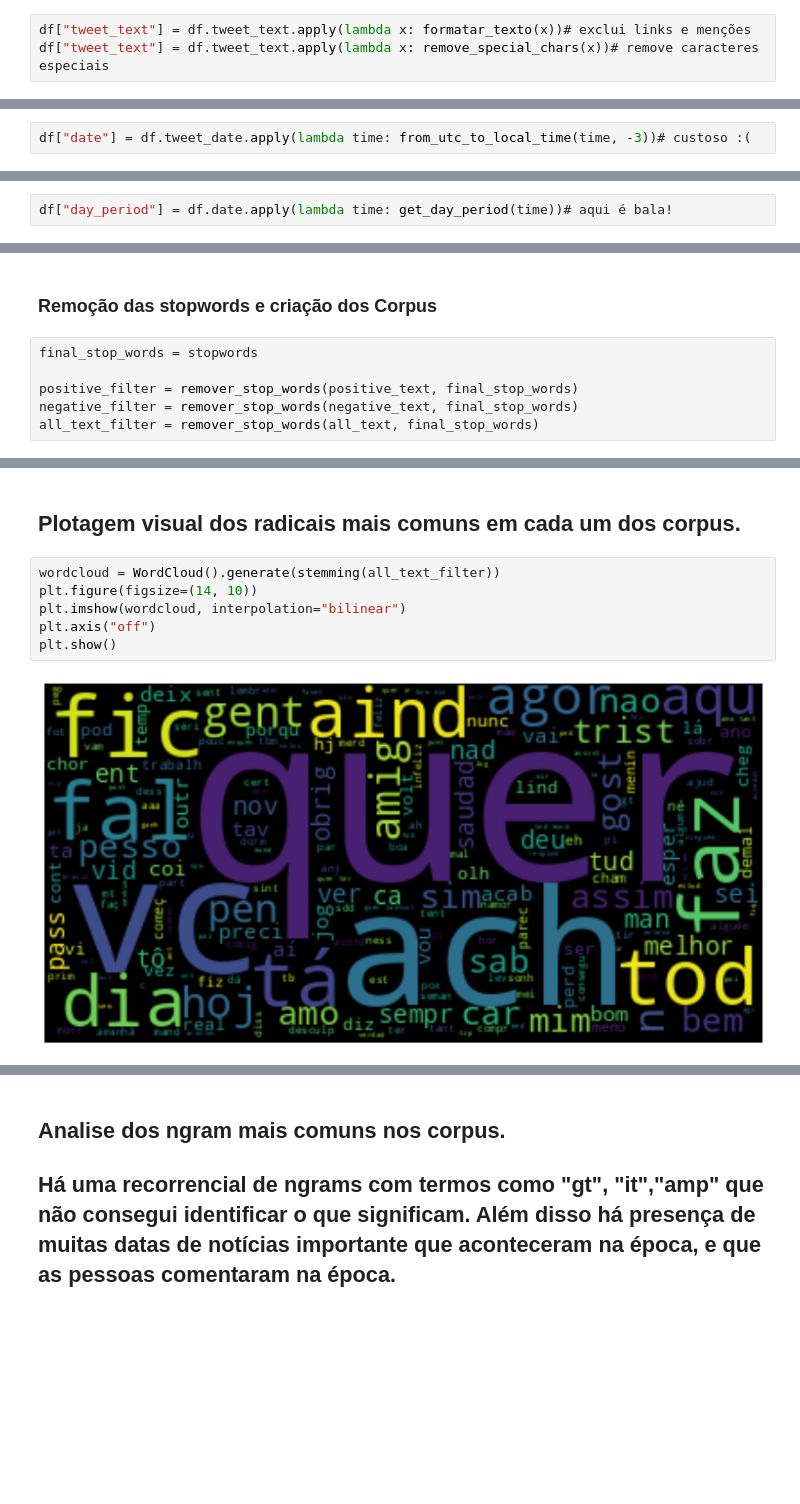
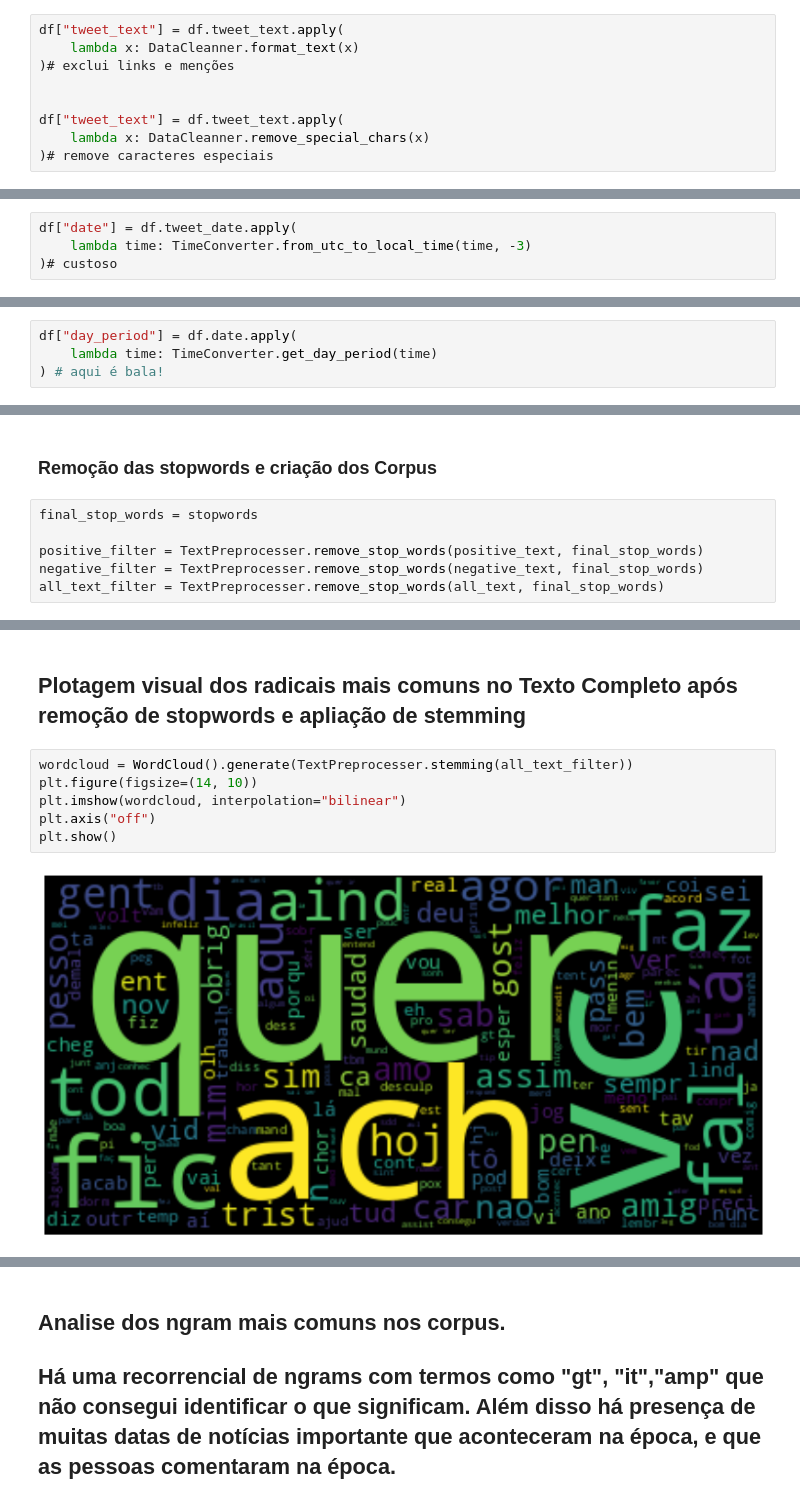
Before and after one commit to atlantico-academy/checape, a Jupyter notebook: notebooks/01-Exploratory-data-analysis.ipynb, the cells around one changed output, grey strips where cells are left out. Drawn from its saved outputs; the diff is of its cells as text; blank space fills up the shorter version.

```diff
--- a/notebooks/01-Exploratory-data-analysis.ipynb
+++ b/notebooks/01-Exploratory-data-analysis.ipynb
@@ -72,6 +71,12 @@ df.head(5)
 # %% [markdown]
 ### Remoção de caracteres especiais, menções de usuários e links
 # %%
-df["tweet_text"] = df.tweet_text.apply(lambda x: formatar_texto(x))# exclui links e menções
-df["tweet_text"] = df.tweet_text.apply(lambda x: remove_special_chars(x))# remove caracteres especiais
+df["tweet_text"] = df.tweet_text.apply(
+    lambda x: DataCleanner.format_text(x)
+)# exclui links e menções
+
+
+df["tweet_text"] = df.tweet_text.apply(
+    lambda x: DataCleanner.remove_special_chars(x)
+)# remove caracteres especiais
 # %% [markdown]
@@ -79,13 +84,17 @@ df["tweet_text"] = df.tweet_text.apply(lambda x: remove_special_chars(x))# remov
 # %% [markdown]
 ### Formatação da hora
 # %%
-df["date"] = df.tweet_date.apply(lambda time: from_utc_to_local_time(time, -3))# custoso :(
+df["date"] = df.tweet_date.apply(
+    lambda time: TimeConverter.from_utc_to_local_time(time, -3)
+)# custoso
 # %%
 df.drop(["tweet_date"], axis=1, inplace=True) # remoção de colunas desnecessárias
 # %% [markdown]
 ### Obtenção do período do dia
 # %%
-df["day_period"] = df.date.apply(lambda time: get_day_period(time))# aqui é bala!
+df["day_period"] = df.date.apply(
+    lambda time: TimeConverter.get_day_period(time)
+) # aqui é bala!
 # %% [markdown]
 ### Adição de uma coluna com a contagem do numero de caracteres por palavras
 # %%
@@ -378,7 +387,7 @@ del df, df_all, file
 # %%
 final_stop_words = stopwords
 
-positive_filter = remover_stop_words(positive_text, final_stop_words)
-negative_filter = remover_stop_words(negative_text, final_stop_words)
-all_text_filter = remover_stop_words(all_text, final_stop_words)
+positive_filter = TextPreprocesser.remove_stop_words(positive_text, final_stop_words)
+negative_filter = TextPreprocesser.remove_stop_words(negative_text, final_stop_words)
+all_text_filter = TextPreprocesser.remove_stop_words(all_text, final_stop_words)
 # %% [markdown]
@@ -411,10 +426,10 @@ plt.show()
 # %% [markdown]
-## Plotagem visual dos radicais mais comuns em cada um dos corpus.
+## Plotagem visual dos radicais mais comuns no Texto Completo após remoção de stopwords e apliação de stemming
 # %%
-wordcloud = WordCloud().generate(stemming(all_text_filter))
+wordcloud = WordCloud().generate(TextPreprocesser.stemming(all_text_filter))
 plt.figure(figsize=(14, 10))
 plt.imshow(wordcloud, interpolation="bilinear")
 plt.axis("off")
 plt.show()
 # %% [output]
-[figure, old version]
+[figure, new version]
```
Also changed, not shown: parts of 32 cells of this notebook.
